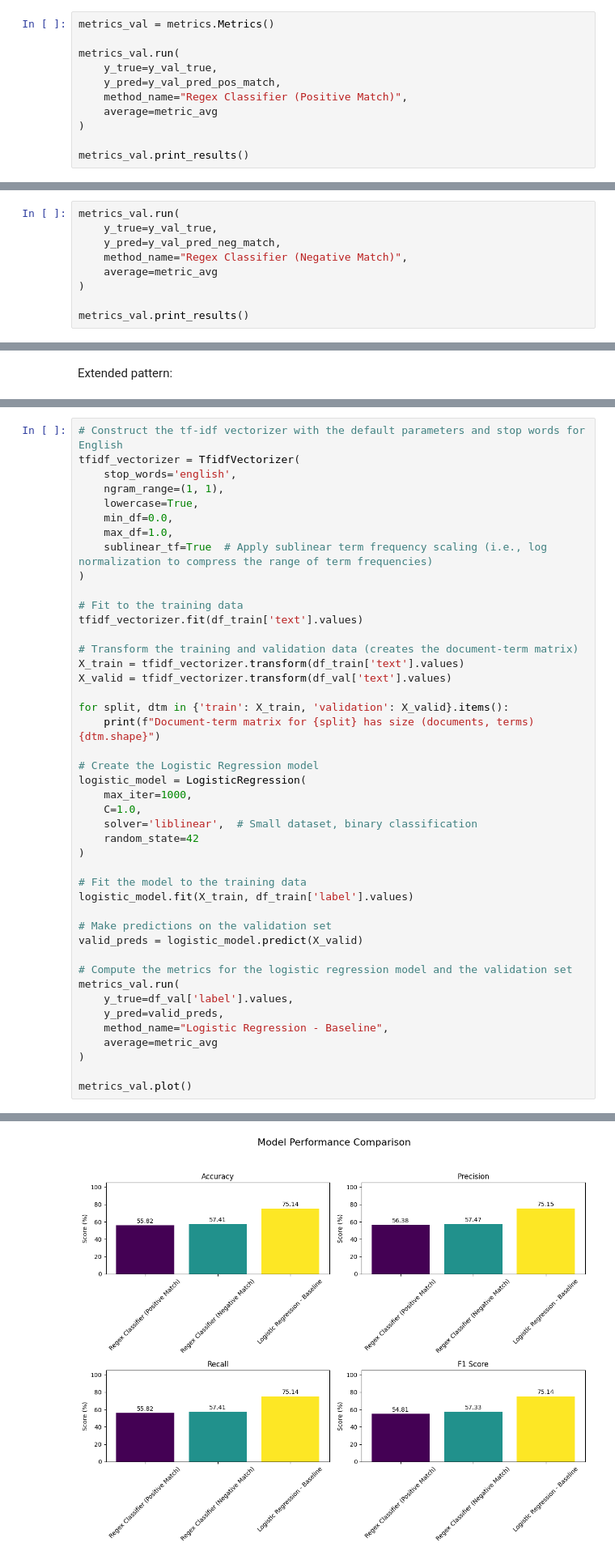
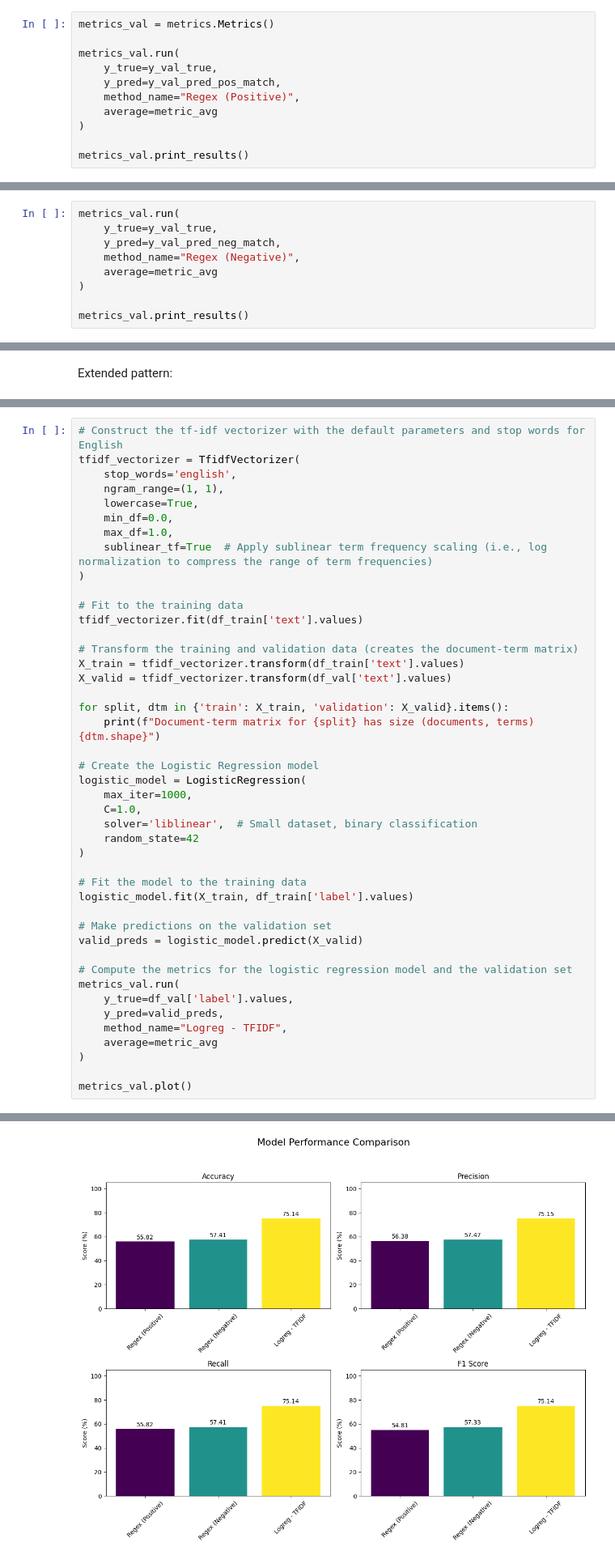
Before and after one commit to pablo-fdz/adv_nlp_hw1, a Jupyter notebook: hw1_sentiment_analysis_RT.ipynb, the cells around one changed output, grey strips where cells are left out. Shown at 81% size. Saved outputs shown, nothing was run; the diff lists cells and outputs as text.

```diff
--- a/hw1_sentiment_analysis_RT.ipynb
+++ b/hw1_sentiment_analysis_RT.ipynb
@@ -306,7 +315,7 @@ metrics_val = metrics.Metrics()
 metrics_val.run(
     y_true=y_val_true,
     y_pred=y_val_pred_pos_match,
-    method_name="Regex Classifier (Positive Match)",
+    method_name="Regex (Positive)",
     average=metric_avg
 )
 
@@ -375,7 +384,7 @@ True label: 1, Predicted label: 1
 metrics_val.run(
     y_true=y_val_true,
     y_pred=y_val_pred_neg_match,
-    method_name="Regex Classifier (Negative Match)",
+    method_name="Regex (Negative)",
     average=metric_avg
 )
 
@@ -755,7 +764,7 @@ valid_preds = logistic_model.predict(X_valid)
 metrics_val.run(
     y_true=df_val['label'].values,
     y_pred=valid_preds,
-    method_name="Logistic Regression - Baseline",
+    method_name="Logreg - TFIDF",
     average=metric_avg
 )
 
@@ -767,4 +776,4 @@ Metrics calculated for: Logistic Regression - Baseline
-[figure, old version]
+[figure, new version]
 # %% [markdown]
 Without almost any preprocessing (just stopword removal and lowercasing, but no further text preprocessing or hyperparameter optimization) the performance is already significantly better than for the regex classifiers.
 # %% [markdown]
```
Also changed, not shown: parts of 33 cells of this notebook, 5 other files.
